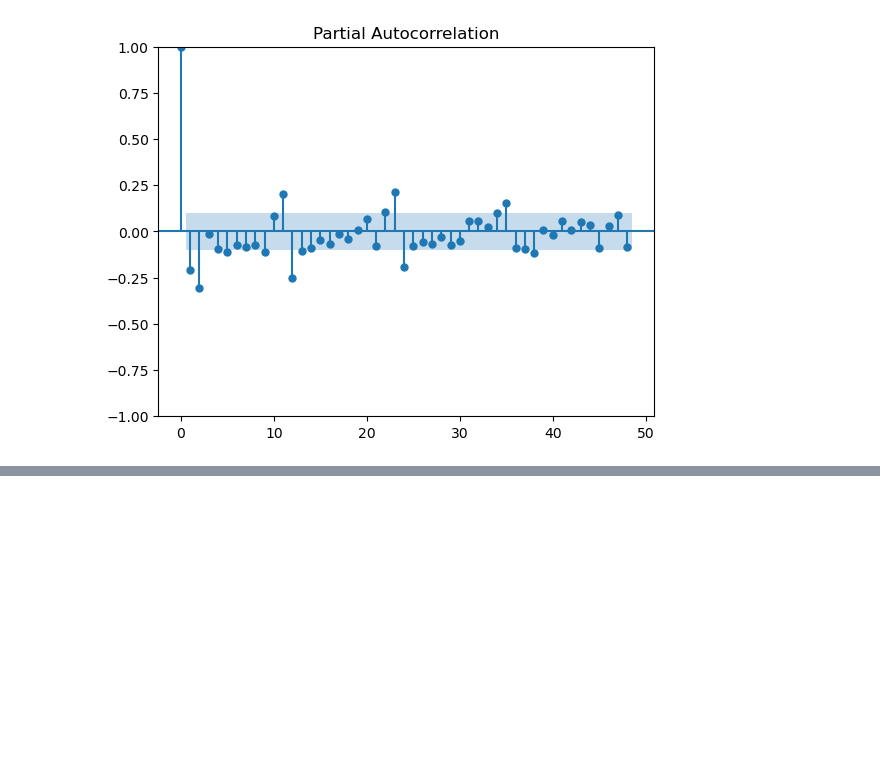
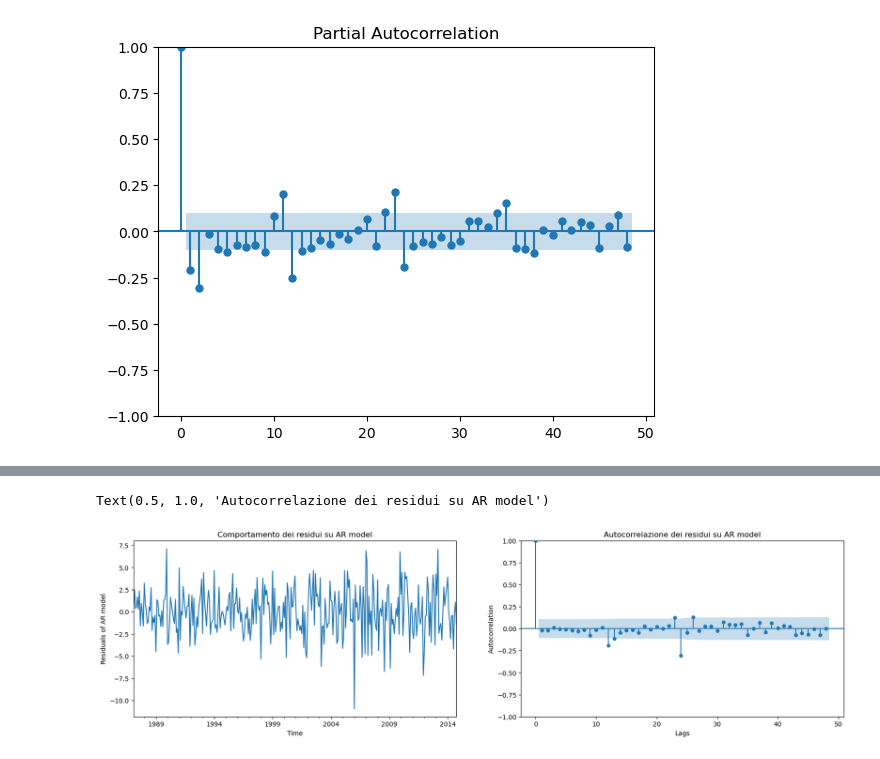
Before and after one commit to AngeloLongano/heart_failure_prediction, a Jupyter notebook: analysis_time_series.ipynb, the cells around one changed output, grey strips where cells are left out. Saved outputs shown, nothing was run; the diff lists cells and outputs as text; code cells hidden in the pictures; blank space fills up the shorter version.

```diff
--- a/analysis_time_series.ipynb
+++ b/analysis_time_series.ipynb
@@ -337,0 +302,18 @@ print(acorr_ljungbox(residuals, lags =15, return_df=True))
+# %%
+fig, ax = plt.subplots(1,2,figsize=(20, 5))
+
+# Plot delle previsioni
+residuals=(train['diff'] - model.fittedvalues).dropna()
+residuals.plot(ax=ax[0])
+ax[0].set_xlabel('Time')
+ax[0].set_ylabel('Residuals of AR model')
+ax[0].set_title('Comportamento dei residui su AR model')
+
+# Correlogramma dei residui
+plot_acf(residuals,lags=48,ax=ax[1])
+ax[1].set_ylabel('Autocorrelation')
+ax[1].set_xlabel('Lags')
+ax[1].set_title('Autocorrelazione dei residui su AR model')
+# %% [output]
+Text(0.5, 1.0, 'Autocorrelazione dei residui su AR model')
+[figure, added]
```
Also changed, not shown: parts of 2 cells of this notebook.
